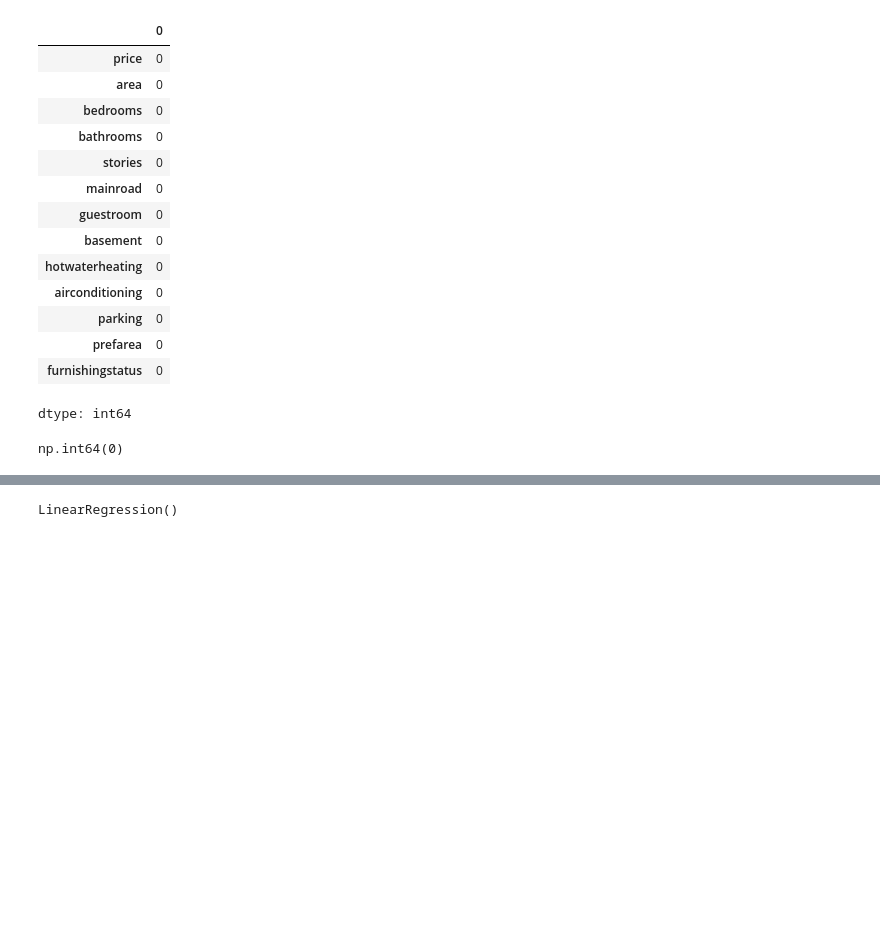
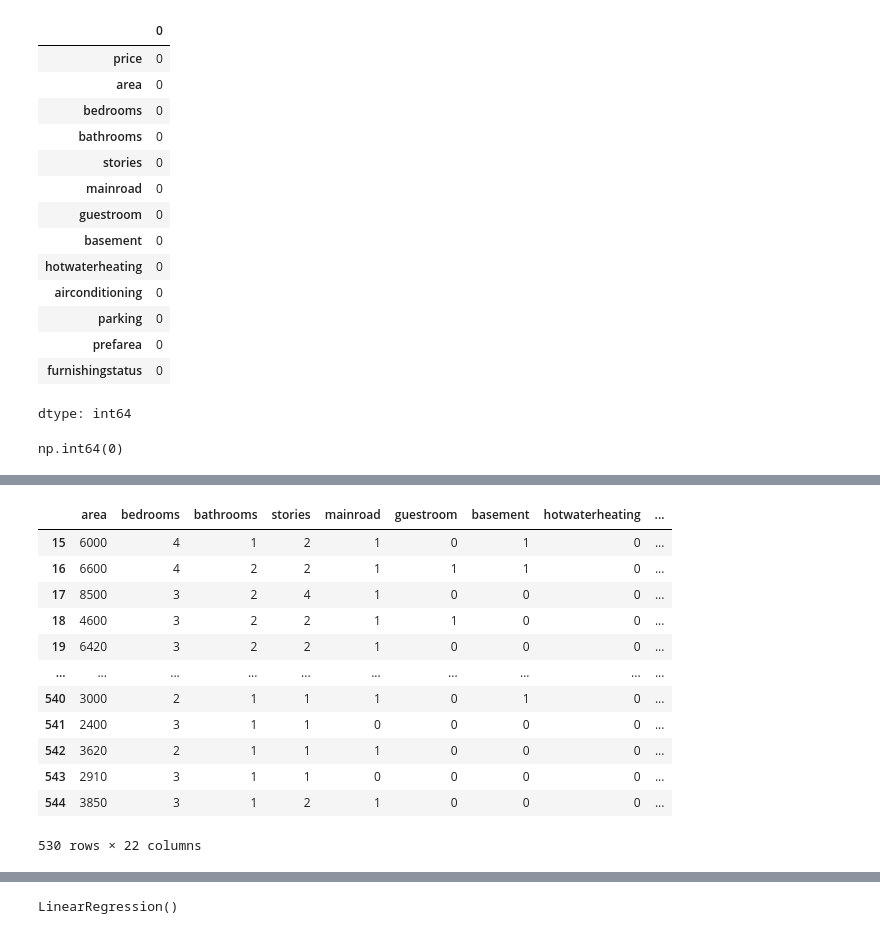
Before and after one commit to UjalaWKarim/Kaggle_House_Prices_Dataset, a Jupyter notebook: Feature_Engineering.ipynb, the cells around one changed output, grey strips where cells are left out. Saved outputs shown, nothing was run; the diff lists cells and outputs as text; code cells hidden in the pictures; blank space fills up the shorter version.

```diff
--- a/Feature_Engineering.ipynb
+++ b/Feature_Engineering.ipynb
@@ -124,3 +215,19 @@ df = df[(df['price'] >= Q1 - 1.5 * IQR) & (df['price'] <= Q3 + 1.5 * IQR)]
+# %%
+X
+# %% [output]
+|  | area | bedrooms | bathrooms | stories | mainroad | guestroom | basement | hotwaterheating | ... |
+| 15 | 6000 | 4 | 1 | 2 | 1 | 0 | 1 | 0 | ... |
+| 16 | 6600 | 4 | 2 | 2 | 1 | 1 | 1 | 0 | ... |
+| 17 | 8500 | 3 | 2 | 4 | 1 | 0 | 0 | 0 | ... |
+| 18 | 4600 | 3 | 2 | 2 | 1 | 1 | 0 | 0 | ... |
+| 19 | 6420 | 3 | 2 | 2 | 1 | 0 | 0 | 0 | ... |
+| ... | ... | ... | ... | ... | ... | ... | ... | ... | ... |
+| 540 | 3000 | 2 | 1 | 1 | 1 | 0 | 1 | 0 | ... |
+| 541 | 2400 | 3 | 1 | 1 | 0 | 0 | 0 | 0 | ... |
+| 542 | 3620 | 2 | 1 | 1 | 1 | 0 | 0 | 0 | ... |
+| 543 | 2910 | 3 | 1 | 1 | 0 | 0 | 0 | 0 | ... |
+| 544 | 3850 | 3 | 1 | 2 | 1 | 0 | 0 | 0 | ... |
+530 rows × 22 columns
 # %%
 # Recursive feature elimination
 model = LinearRegression()
```
Also changed, not shown: parts of 21 cells of this notebook.
